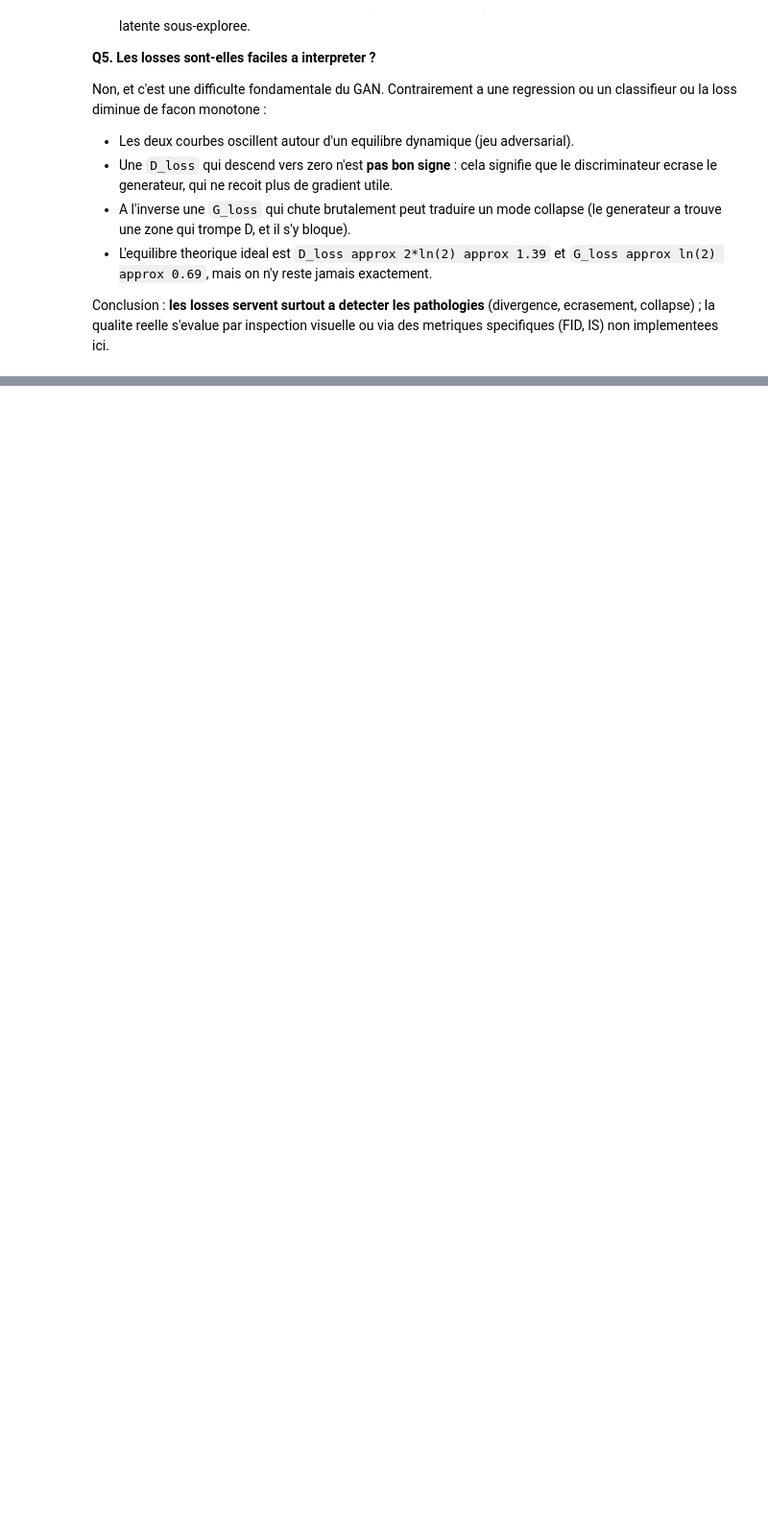
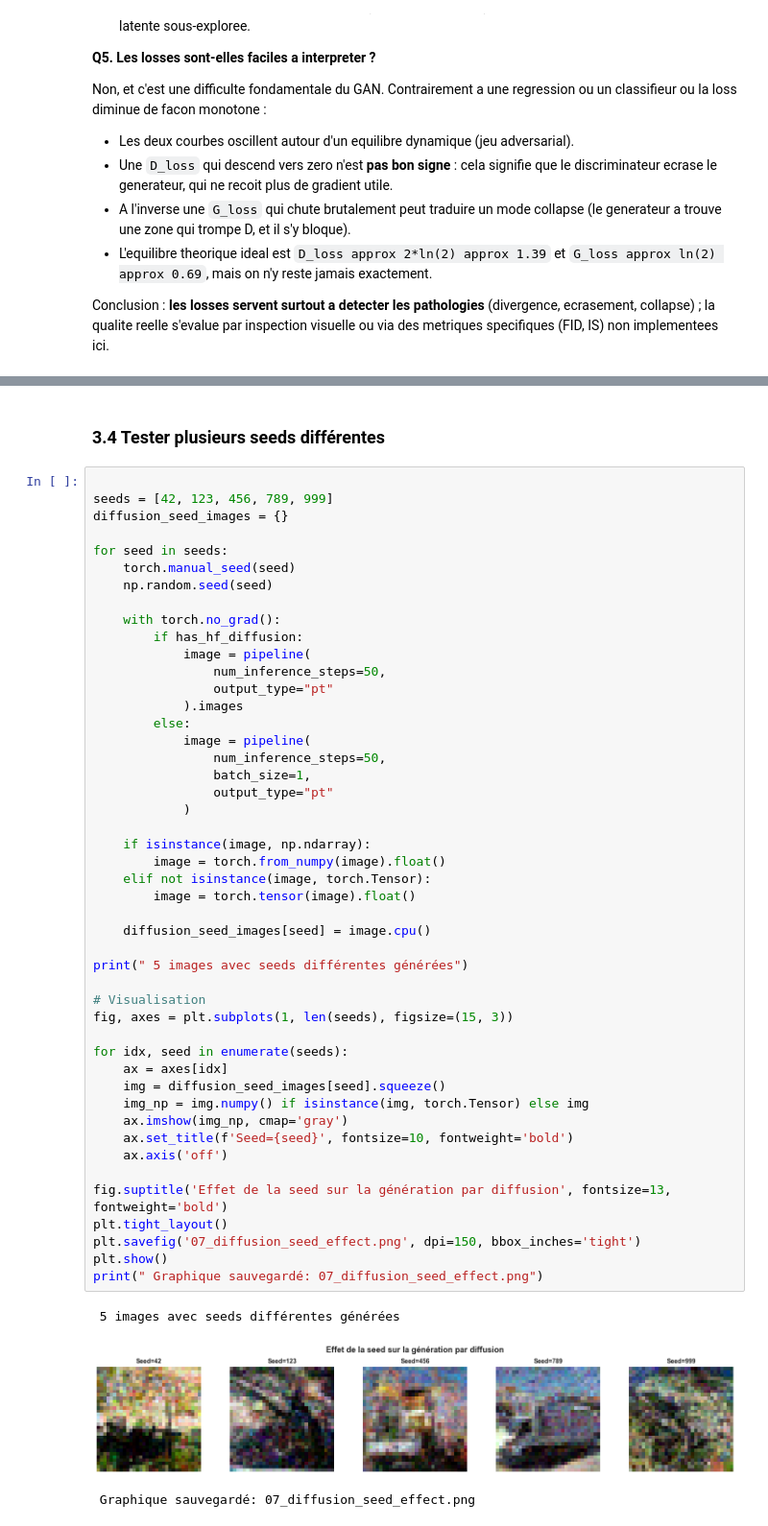
Before and after one commit to PeltierDylan/mini_projet, a Jupyter notebook: Mini_Projet_GANs_Diffusion_Complet.ipynb, the cells around one changed output, grey strips where cells are left out. Shown at 96% size. Drawn from its saved outputs; the diff is of its cells as text; blank space fills up the shorter version.

```diff
--- a/Mini_Projet_GANs_Diffusion_Complet.ipynb
+++ b/Mini_Projet_GANs_Diffusion_Complet.ipynb
@@ -568,0 +776,53 @@ Conclusion : **les losses servent surtout a detecter les pathologies** (divergen
+# %% [markdown]
+### 3.4 Tester plusieurs seeds différentes
+# %%
+
+seeds = [42, 123, 456, 789, 999]
+diffusion_seed_images = {}
+
+for seed in seeds:
+    torch.manual_seed(seed)
+    np.random.seed(seed)
+
+    with torch.no_grad():
+        if has_hf_diffusion:
+            image = pipeline(
+                num_inference_steps=50,
+                output_type="pt"
+            ).images
+        else:
+            image = pipeline(
+                num_inference_steps=50,
+                batch_size=1,
+                output_type="pt"
+            )
+
+    if isinstance(image, np.ndarray):
+        image = torch.from_numpy(image).float()
+    elif not isinstance(image, torch.Tensor):
+        image = torch.tensor(image).float()
+
+    diffusion_seed_images[seed] = image.cpu()
+
+print(" 5 images avec seeds différentes générées")
+
+# Visualisation
+fig, axes = plt.subplots(1, len(seeds), figsize=(15, 3))
+
+for idx, seed in enumerate(seeds):
+    ax = axes[idx]
+    img = diffusion_seed_images[seed].squeeze()
+    img_np = img.numpy() if isinstance(img, torch.Tensor) else img
+    ax.imshow(img_np, cmap='gray')
+    ax.set_title(f'Seed={seed}', fontsize=10, fontweight='bold')
+    ax.axis('off')
+
+fig.suptitle('Effet de la seed sur la génération par diffusion', fontsize=13, fontweight='bold')
+plt.tight_layout()
+plt.savefig('07_diffusion_seed_effect.png', dpi=150, bbox_inches='tight')
+plt.show()
+print(" Graphique sauvegardé: 07_diffusion_seed_effect.png")
+# %% [output]
+ 5 images avec seeds différentes générées
+[figure, added]
+ Graphique sauvegardé: 07_diffusion_seed_effect.png
```
Also changed, not shown: parts of 35 cells of this notebook.
